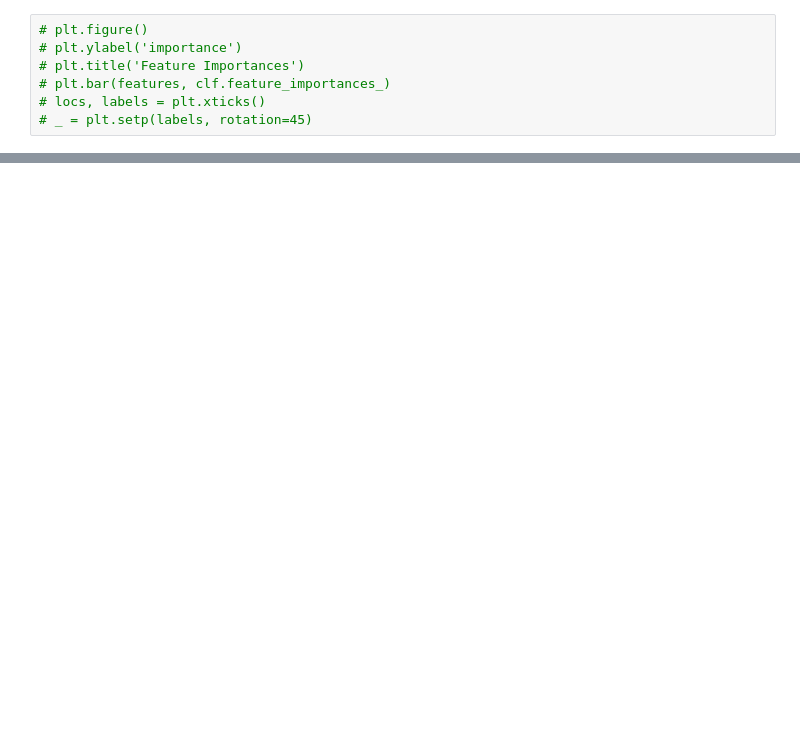
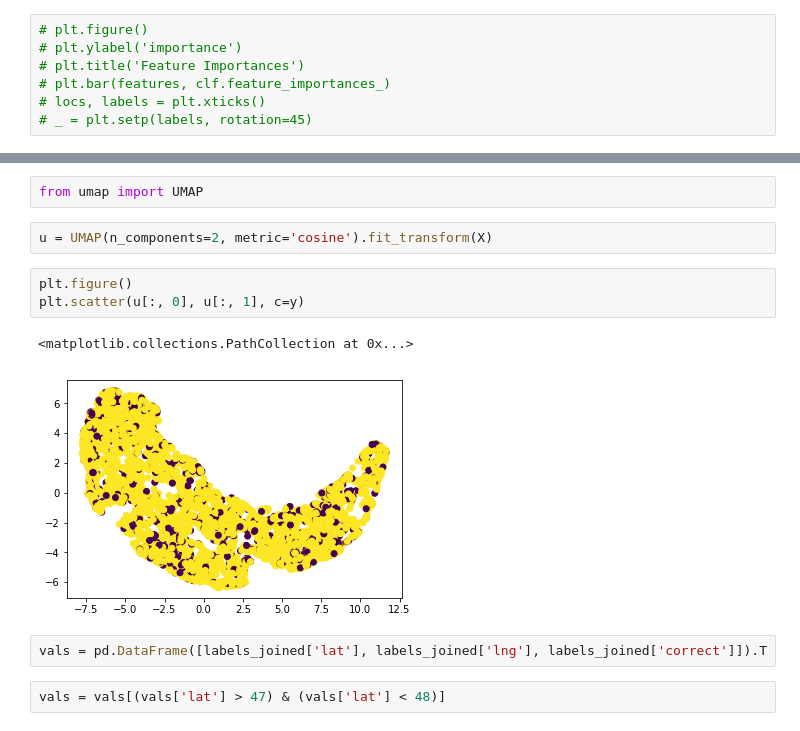
Before and after one commit to ProjectSidewalk/sidewalk-quality-analysis, a Jupyter notebook: label-position-analysis-neil.ipynb, the cells around one changed output, grey strips where cells are left out. Saved outputs shown, nothing was run; the diff lists cells and outputs as text; blank space fills up the shorter version.

```diff
--- a/label-position-analysis-neil.ipynb
+++ b/label-position-analysis-neil.ipynb
@@ -327,0 +339,14 @@ plt.legend()
+# %%
+from umap import UMAP
+# %%
+u = UMAP(n_components=2, metric='cosine').fit_transform(X)
+# %%
+plt.figure()
+plt.scatter(u[:, 0], u[:, 1], c=y)
+# %% [output]
+<matplotlib.collections.PathCollection at 0x...>
+[figure, added]
+# %%
+vals = pd.DataFrame([labels_joined['lat'], labels_joined['lng'], labels_joined['correct']]).T
+# %%
+vals = vals[(vals['lat'] > 47) & (vals['lat'] < 48)]
```
Also changed, not shown: parts of 16 cells of this notebook.
